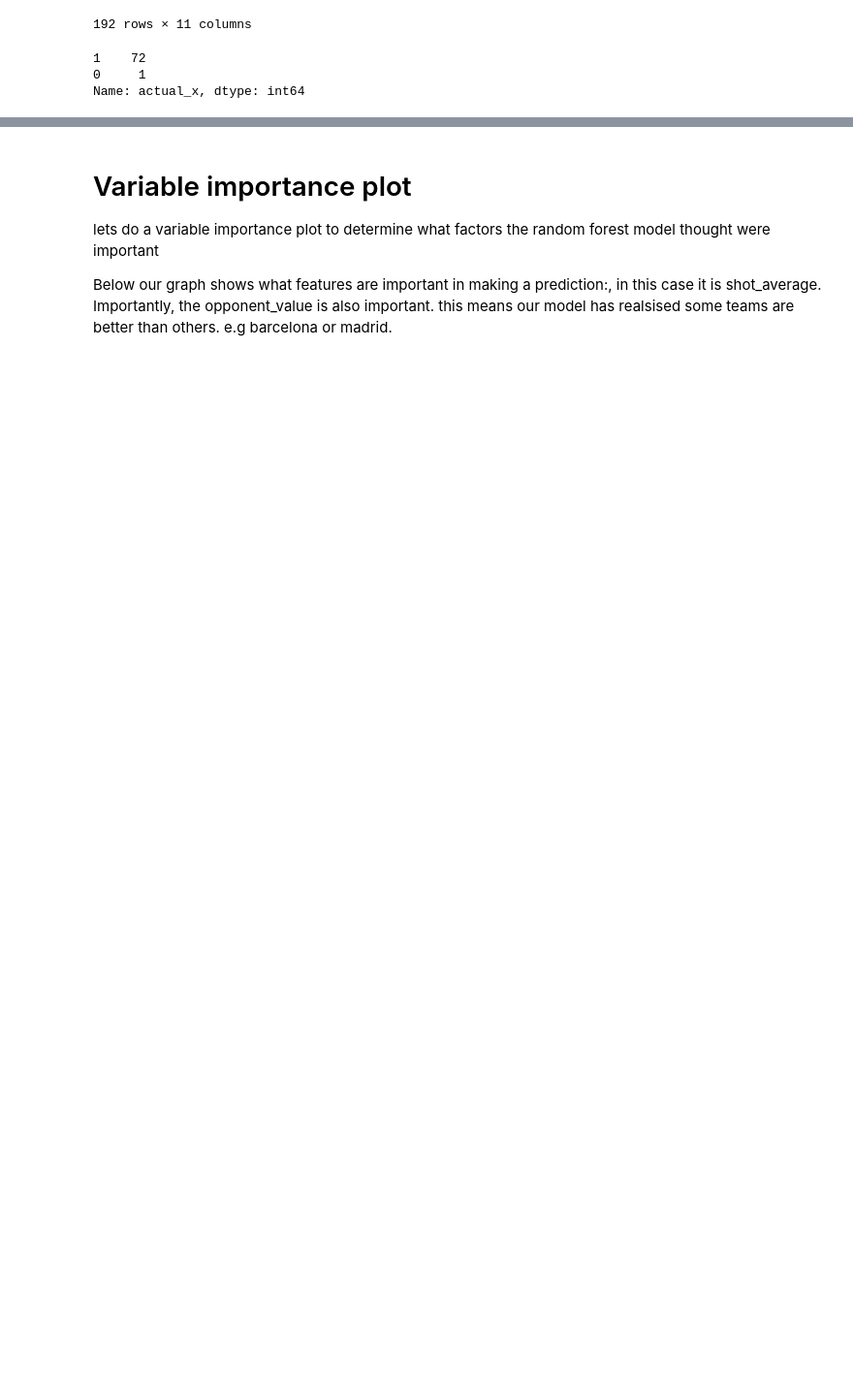
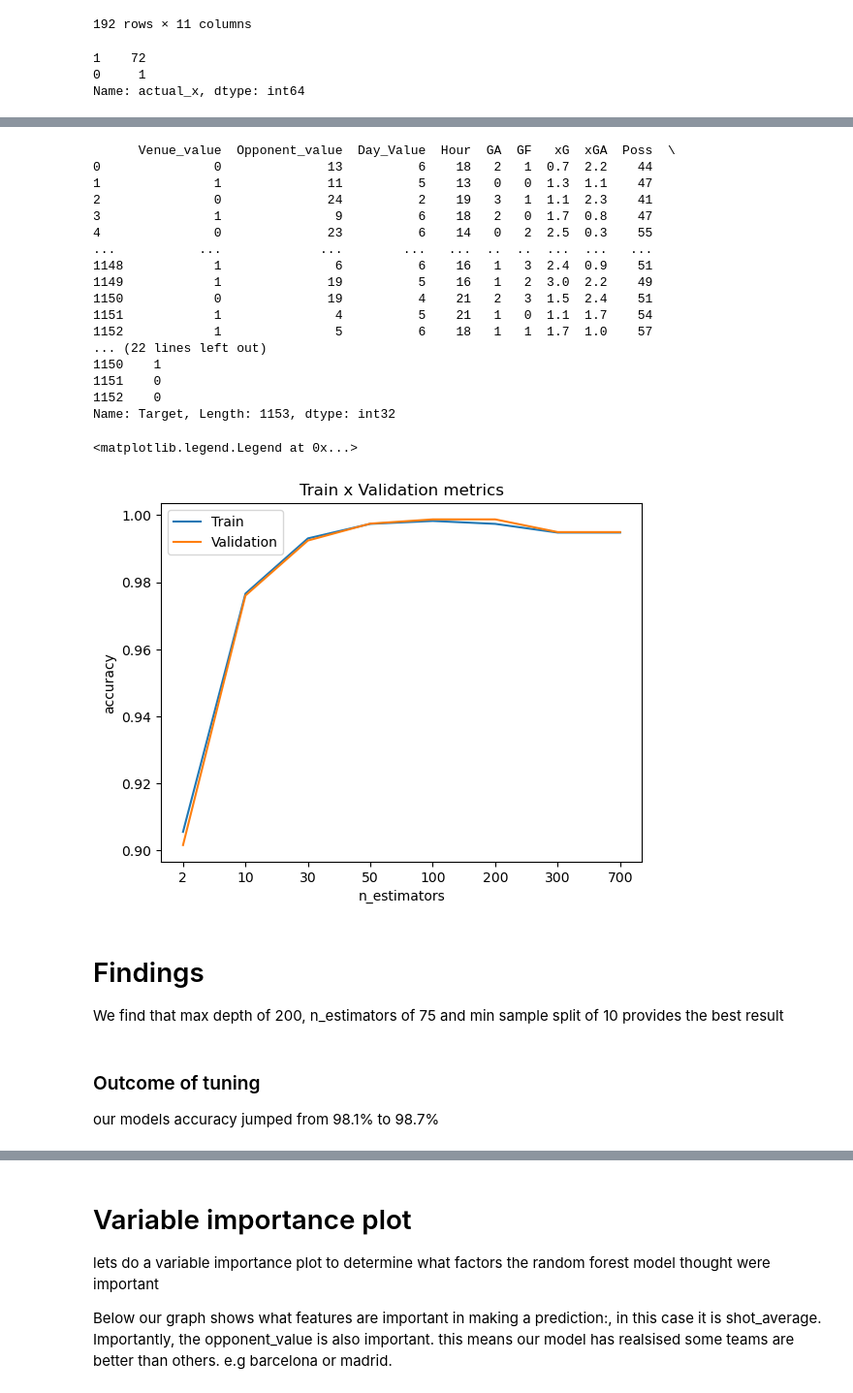
Before and after one commit to preetgami/la-liga, a Jupyter notebook: main.ipynb, the cells around one changed output, grey strips where cells are left out. Shown: that part at 97% size. Cells and saved outputs as stored; diff of their text form; code cells hidden in the pictures; blank space fills up the shorter version.

```diff
--- a/main.ipynb
+++ b/main.ipynb
@@ -395,0 +491,48 @@ Name: actual_x, dtype: int64
+# %%
+accuracy_list_train = []
+import matplotlib.pyplot as plt
+accuracy_list_val = []
+print(X_train,y_train)
+for min_samples_split in min_samples_split_list:
+    model=RandomForestClassifier(min_samples_split=50,n_estimators=min_samples_split,random_state=1,max_depth=50)
+    model.fit(X_train, y_train)
+    predictions_train = model.predict(X_train)
+    predictions_val = model.predict(test[predictors+new_cols])
+    accuracy_train = accuracy_score(predictions_train,y_train)
+    accuracy_val = accuracy_score(predictions_val,test["Target"])
+    accuracy_list_train.append(accuracy_train)
+    accuracy_list_val.append(accuracy_val)
+
+plt.title('Train x Validation metrics')
+plt.xlabel('n_estimators')
+plt.ylabel('accuracy')
+plt.xticks(ticks = range(len(min_samples_split_list )),labels=min_samples_split_list)
+plt.plot(accuracy_list_train)
+plt.plot(accuracy_list_val)
+plt.legend(['Train','Validation'])
+# %% [output]
+      Venue_value  Opponent_value  Day_Value  Hour  GA  GF   xG  xGA  Poss  \
+0               0              13          6    18   2   1  0.7  2.2    44
+1               1              11          5    13   0   0  1.3  1.1    47
+2               0              24          2    19   3   1  1.1  2.3    41
+3               1               9          6    18   2   0  1.7  0.8    47
+4               0              23          6    14   0   2  2.5  0.3    55
+...           ...             ...        ...   ...  ..  ..  ...  ...   ...
+1148            1               6          6    16   1   3  2.4  0.9    51
+1149            1              19          5    16   1   2  3.0  2.2    49
+1150            0              19          4    21   2   3  1.5  2.4    51
+1151            1               4          5    21   1   0  1.1  1.7    54
+1152            1               5          6    18   1   1  1.7  1.0    57
+... (22 lines left out)
+1150    1
+1151    0
+1152    0
+Name: Target, Length: 1153, dtype: int32
+<matplotlib.legend.Legend at 0x...>
+[figure, added]
+# %% [markdown]
+# Findings
+We find that max depth of 200, n_estimators of 75 and min sample split of 10 provides the best result
+# %% [markdown]
+### Outcome of tuning
+our models accuracy jumped from 98.1% to 98.7%
```
Also changed, not shown: parts of 9 cells of this notebook.
